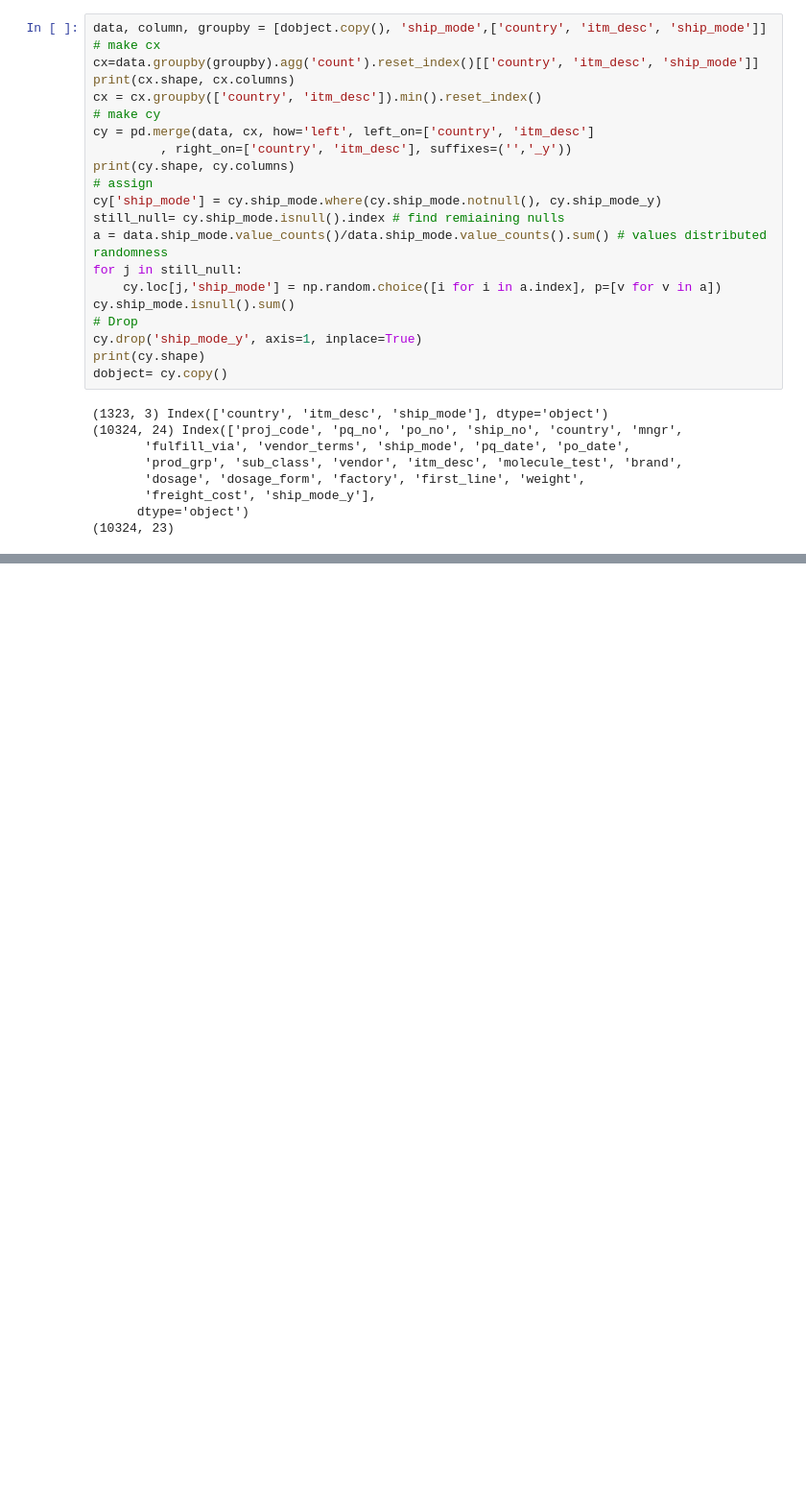
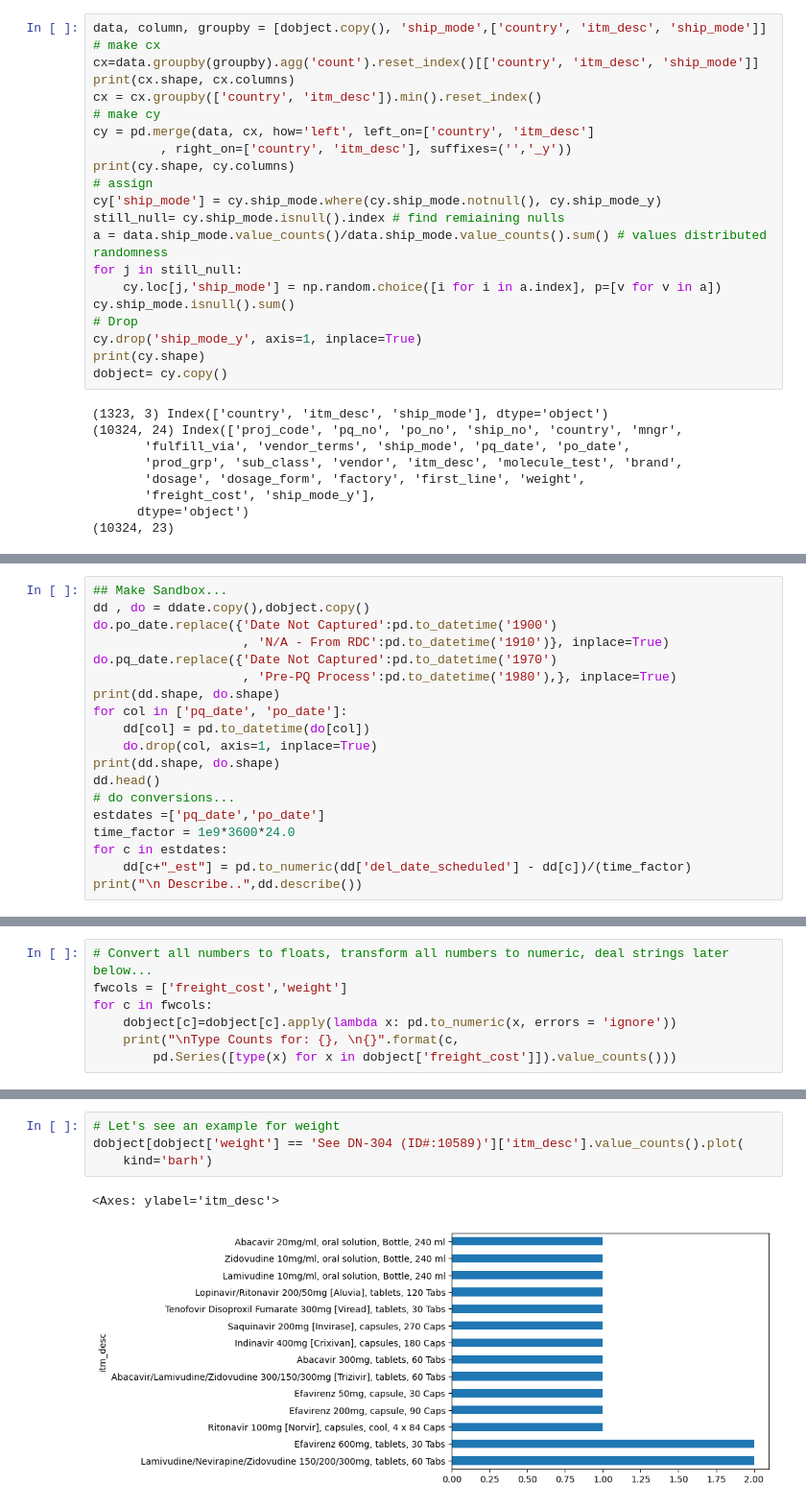
Before and after one commit to rakeshn19/AI-project-SCM, a Jupyter notebook: data_cleaning_feature_engg.ipynb, the cells around one changed output, grey strips where cells are left out. Shown: that part at 96% size. Cells and saved outputs as stored; diff of their text form; blank space fills up the shorter version.

```diff
--- a/data_cleaning_feature_engg.ipynb
+++ b/data_cleaning_feature_engg.ipynb
@@ -272,0 +380,19 @@ dobject= cy.copy()
+# %%
+## Make Sandbox...
+dd , do = ddate.copy(),dobject.copy()
+do.po_date.replace({'Date Not Captured':pd.to_datetime('1900')
+                    , 'N/A - From RDC':pd.to_datetime('1910')}, inplace=True)
+do.pq_date.replace({'Date Not Captured':pd.to_datetime('1970')
+                    , 'Pre-PQ Process':pd.to_datetime('1980'),}, inplace=True)
+print(dd.shape, do.shape)
+for col in ['pq_date', 'po_date']:
+    dd[col] = pd.to_datetime(do[col])
+    do.drop(col, axis=1, inplace=True)
+print(dd.shape, do.shape)
+dd.head()
+# do conversions...
+estdates =['pq_date','po_date']
+time_factor = 1e9*3600*24.0
+for c in estdates:
+    dd[c+"_est"] = pd.to_numeric(dd['del_date_scheduled'] - dd[c])/(time_factor)
+print("\n Describe..",dd.describe())
@@ -272,0 +594,7 @@ dobject= cy.copy()
+# %%
+# Convert all numbers to floats, transform all numbers to numeric, deal strings later below...
+fwcols = ['freight_cost','weight']
+for c in fwcols:
+    dobject[c]=dobject[c].apply(lambda x: pd.to_numeric(x, errors = 'ignore'))
+    print("\nType Counts for: {}, \n{}".format(c,
+        pd.Series([type(x) for x in dobject['freight_cost']]).value_counts()))
@@ -272,0 +658,7 @@ dobject= cy.copy()
+# %%
+# Let's see an example for weight
+dobject[dobject['weight'] == 'See DN-304 (ID#:10589)']['itm_desc'].value_counts().plot(
+    kind='barh')
+# %% [output]
+<Axes: ylabel='itm_desc'>
+[figure, added]
```
Also changed, not shown: parts of 99 cells of this notebook, 39 other files.
